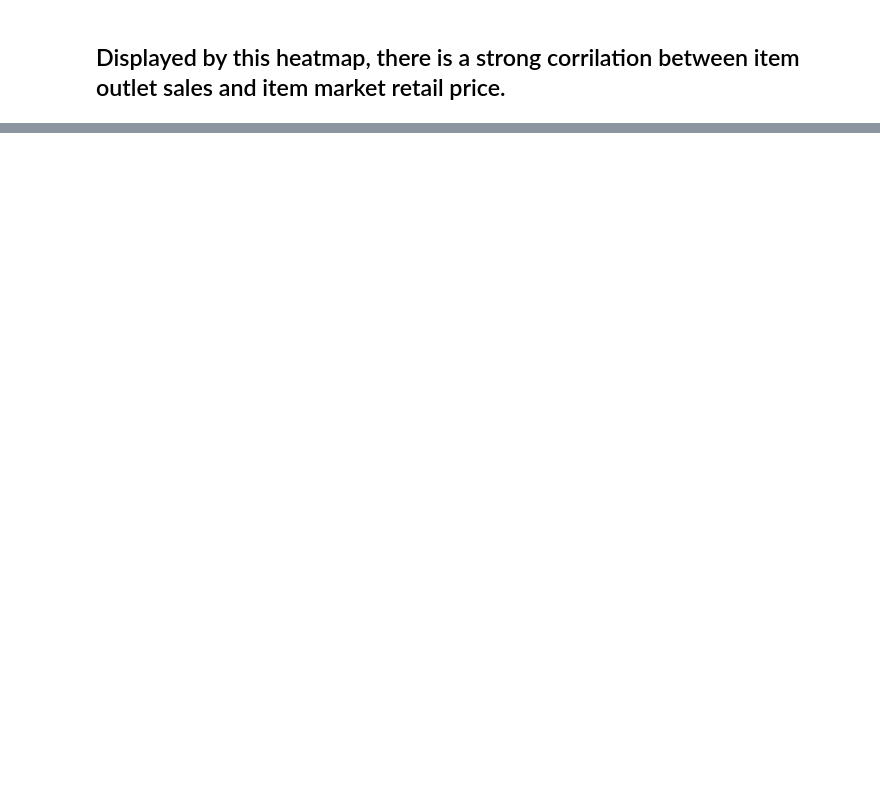
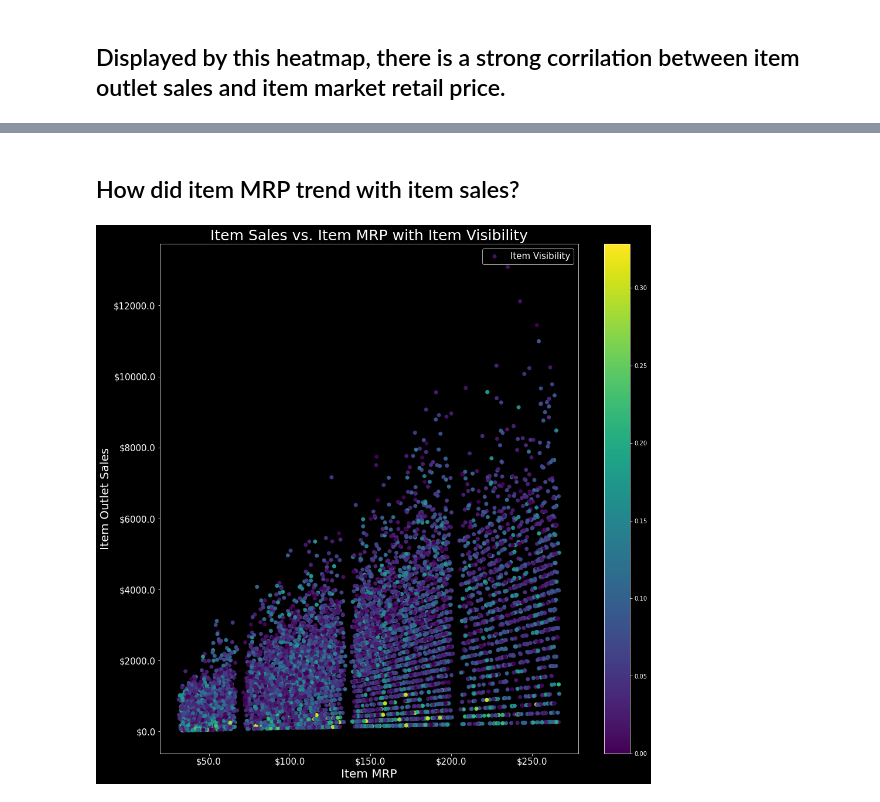
Before and after one commit to LuccasBracci/Sales-Predictions, a Jupyter notebook: SalesPredicitons.ipynb, the cells around one changed output, grey strips where cells are left out. Saved outputs shown, nothing was run; the diff lists cells and outputs as text; code cells hidden in the pictures; blank space fills up the shorter version.

```diff
--- a/SalesPredicitons.ipynb
+++ b/SalesPredicitons.ipynb
@@ -366,0 +412,26 @@ sns.heatmap(corr, annot=True,square=True,cmap='coolwarm')
+# %% [markdown]
+## How did item MRP trend with item sales?
+# %%
+f,ax = plt.subplots(figsize=(16,16))
+
+m = df['Item_Visibility']
+
+# sns.scatterplot(data=df,x=df['Item_Weight'],y=df['Item_Outlet_Sales'])
+plt.scatter(df["Item_MRP"], df["Item_Outlet_Sales"], c=m)
+
+plt.colorbar()
+
+plt.xlabel('Item MRP',fontsize=20)
+plt.ylabel('Item Outlet Sales',fontsize=20)
+
+plt.xticks(fontsize=15)
+plt.yticks(fontsize=15)
+
+plt.title('Item Sales vs. Item MRP with Item Visibility',fontsize=25)
+
+plt.legend(['Item Visibility'],fontsize=15)
+
+ax.yaxis.set_major_formatter(mon_fmt)
+ax.xaxis.set_major_formatter(mon_fmt)
+# %% [output]
+[figure, added]
```
Also changed, not shown: parts of 15 cells of this notebook.
